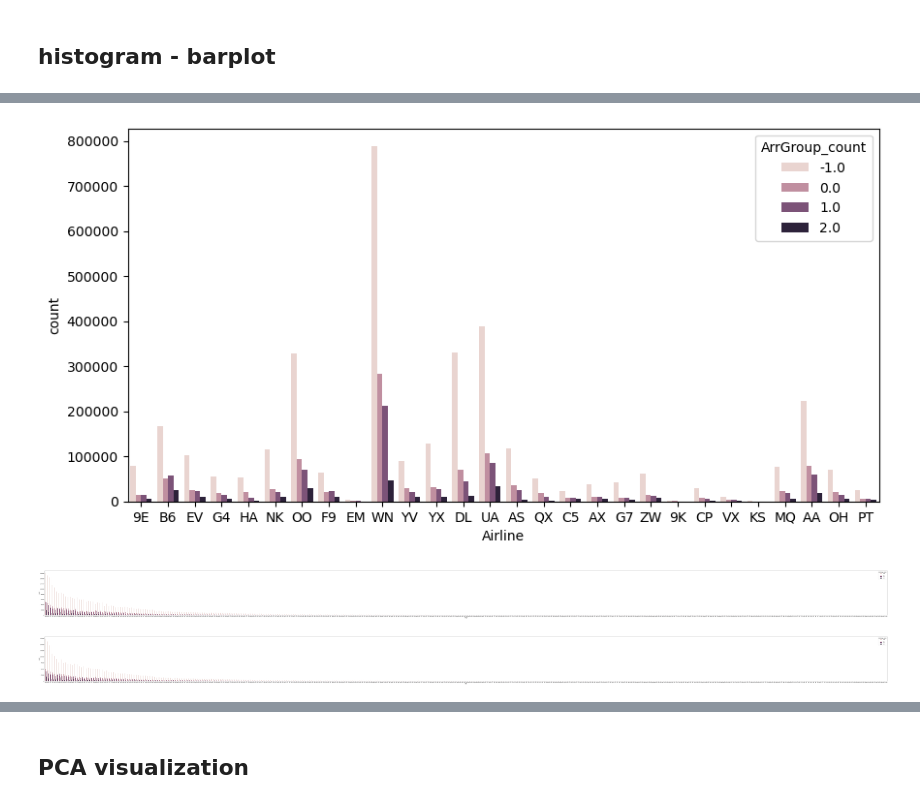
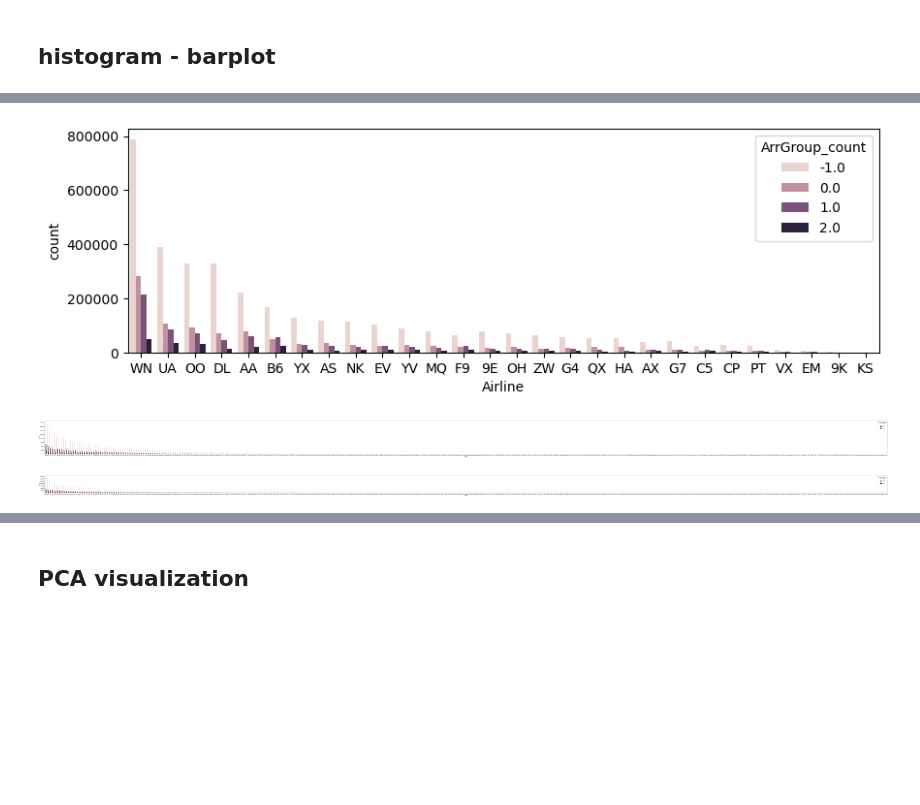
Before and after one commit to Cindyhui22/CS412_project, a Jupyter notebook: CS412_project.ipynb, the cells around one changed output, grey strips where cells are left out. Drawn from its saved outputs; the diff is of its cells as text; code cells hidden in the pictures; blank space fills up the shorter version.

```diff
--- a/CS412_project.ipynb
+++ b/CS412_project.ipynb
@@ -211,12 +184,0 @@ g = sns.countplot(data=df_col, hue='ArrGroup_count', x='DayofMonth') # y='ArrDel
-# %%
-fig = plt.figure(figsize=(8, 5))
-x,y = 'Month', 'ArrGroup_count'
-(df_col.groupby(x)[y].value_counts(normalize=True).mul(100).rename('percent').reset_index().pipe((sns.catplot,'data'), x=x,y='percent',hue=y,kind='bar'))
-
-fig = plt.figure(figsize=(8, 5))
-x,y = 'DayofWeek', 'ArrGroup_count'
-(df_col.groupby(x)[y].value_counts(normalize=True).mul(100).rename('percent').reset_index().pipe((sns.catplot,'data'), x=x,y='percent',hue=y,kind='bar'))
-
-fig = plt.figure(figsize=(8, 5))
-x,y = 'DayofMonth', 'ArrGroup_count'
-(df_col.groupby(x)[y].value_counts(normalize=True).mul(100).rename('percent').reset_index().pipe((sns.catplot,'data'), x=x,y='percent',hue=y,kind='bar'))
@@ -231,34 +237,19 @@ x,y = 'DayofMonth', 'ArrGroup_count'
 # %%
-fig = plt.figure(figsize=(10, 5))
-g = sns.countplot(data=df_col, hue='ArrGroup_count', x='Airline') # y='ArrDelay'
+fig = plt.figure(figsize=(10, 3))
+df_sorted = df_col.sort_values('Airline')
+g = sns.countplot(data=df_sorted, hue='ArrGroup_count', x='Airline', order = df_sorted['Airline'].value_counts().index)
+plt.savefig("./Fig/airline.svg", format = 'svg')
 
-# fig = plt.figure(figsize=(150, 8))
-# df_sorted = df_col.sort_values('Origin')
-# g = sns.countplot(data=df_sorted, hue='ArrGroup_count', x='Origin') # y='ArrDelay'
-
-# fig = plt.figure(figsize=(150, 8))
-# df_sorted = df_col.sort_values('Dest')
-# g = sns.countplot(data=df_sorted, hue='ArrGroup_count', x='Dest') # y='ArrDelay'
-
-fig = plt.figure(figsize=(150, 8))
+fig = plt.figure(figsize=(150, 6))
 df_sorted = df_col.sort_values('Origin')
 g = sns.countplot(data=df_sorted, hue='ArrGroup_count', x='Origin', order = df_sorted['Origin'].value_counts().index)
+plt.savefig("./Fig/origin.svg", format = 'svg')
 
-fig = plt.figure(figsize=(150, 8))
+fig = plt.figure(figsize=(150, 3))
 df_sorted = df_col.sort_values('Dest')
 g = sns.countplot(data=df_sorted, hue='ArrGroup_count', x='Dest', order = df_sorted['Dest'].value_counts().index)
-
-# fig = plt.figure(figsize=(10, 5))
-# sns.violinplot(data=df_col, y='ArrGroup', x='Airline')
-
-# df_sorted = df_col.sort_values('Origin')
-# fig = plt.figure(figsize=(150, 8))
-# sns.violinplot(data=df_sorted, y='ArrGroup', x='Origin')
-
-# df_sorted = df_col.sort_values('Dest')
-# fig = plt.figure(figsize=(150, 8))
-# sns.violinplot(data=df_sorted, y='ArrGroup', x='Dest')
+plt.savefig("./Fig/dest.svg", format = 'svg')
 # %% [output]
-[figure, old version]
+[figure, new version]
-[figure, old version]
+[figure, new version]
-[figure, old version]
+[figure, new version]
```
Also changed, not shown: parts of 10 cells of this notebook.
